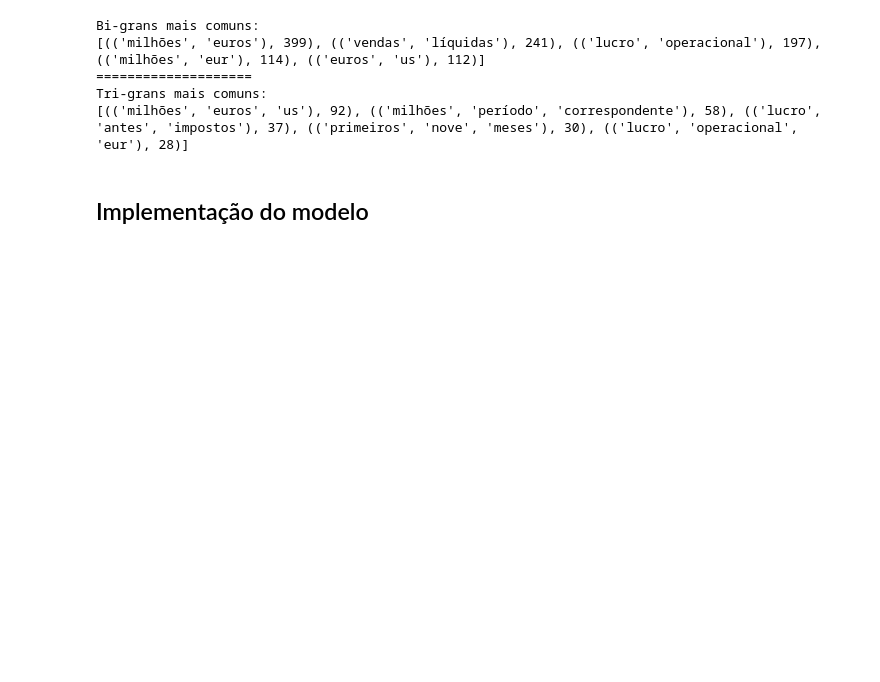
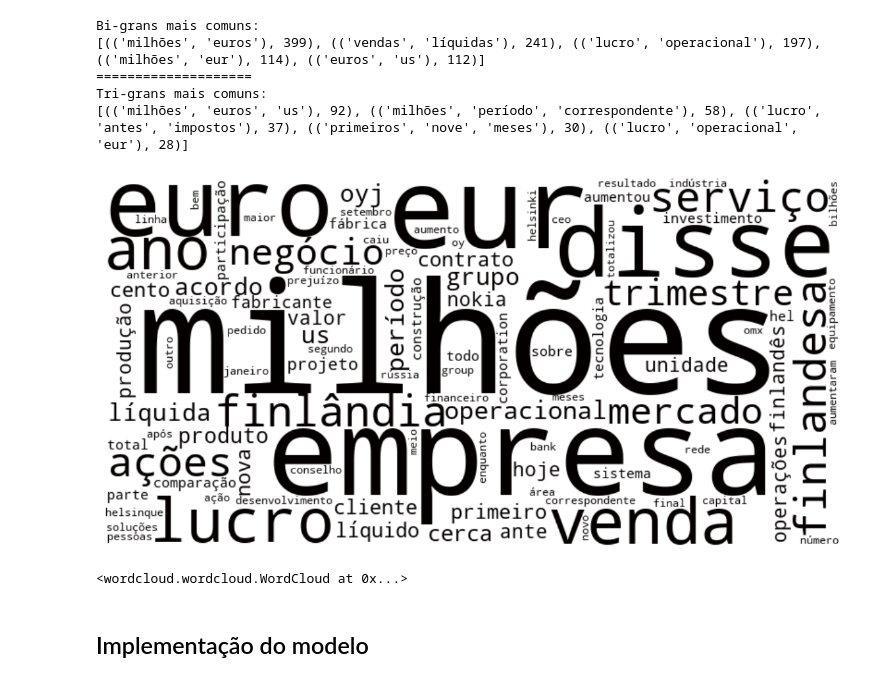
Before and after one commit to santluan/tcc-mba-usp, a Jupyter notebook: nb_financial_sentences_ptbr.ipynb, the cells around one changed output. Drawn from its saved outputs; the diff is of its cells as text; code cells hidden in the pictures; blank space fills up the shorter version.

Commit message:
add wordcloud

```diff
--- a/nb_financial_sentences_ptbr.ipynb
+++ b/nb_financial_sentences_ptbr.ipynb
@@ -126,6 +126,24 @@ Bi-grans mais comuns:
 ====================
 Tri-grans mais comuns:
 [(('milhões', 'euros', 'us'), 92), (('milhões', 'período', 'correspondente'), 58), (('lucro', 'antes', 'impostos'), 37), (('primeiros', 'nove', 'meses'), 30), (('lucro', 'operacional', 'eur'), 28)]
+# %%
+from wordcloud import WordCloud
+
+def black_color_func(word, font_size, position,orientation,random_state=None, **kwargs):
+    return("hsl(0,100%, 1%)")
+
+text = ' '.join(word for word in df['text_pt_clean'])
+wordcloud = WordCloud(max_words=100, background_color='white', width=800, height=400, collocations=False).generate(text)
+wordcloud.recolor(color_func=black_color_func)
+plt.figure(figsize=(15, 7.5))
+plt.imshow(wordcloud, interpolation='bilinear')
+plt.axis('off')
+plt.show()
+
+wordcloud.to_file('imagens/financial_phrases_ptbr_wordcloud.png')
+# %% [output]
+[figure, added]
+<wordcloud.wordcloud.WordCloud at 0x...>
 # %% [markdown]
 ## Implementação do modelo
 # %%
```
Also changed, not shown: parts of 2 cells of this notebook, 1 other file.
